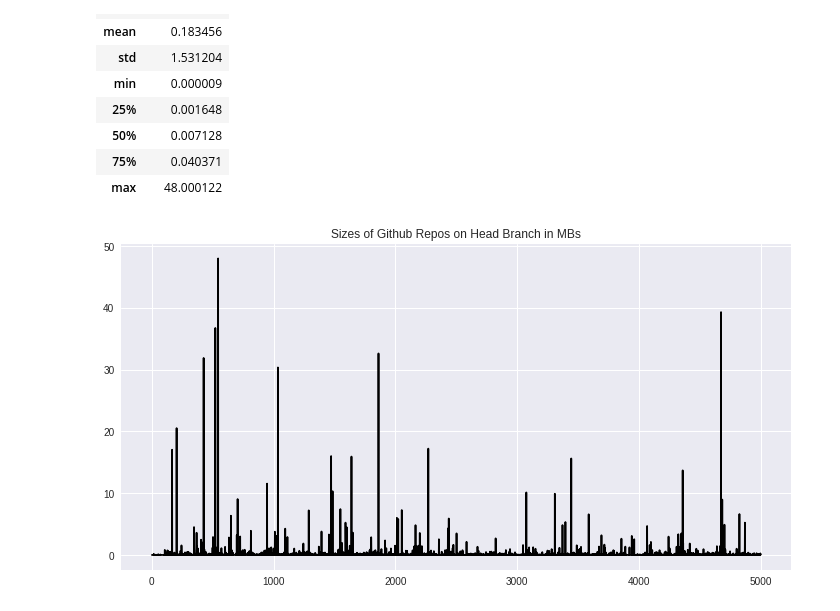
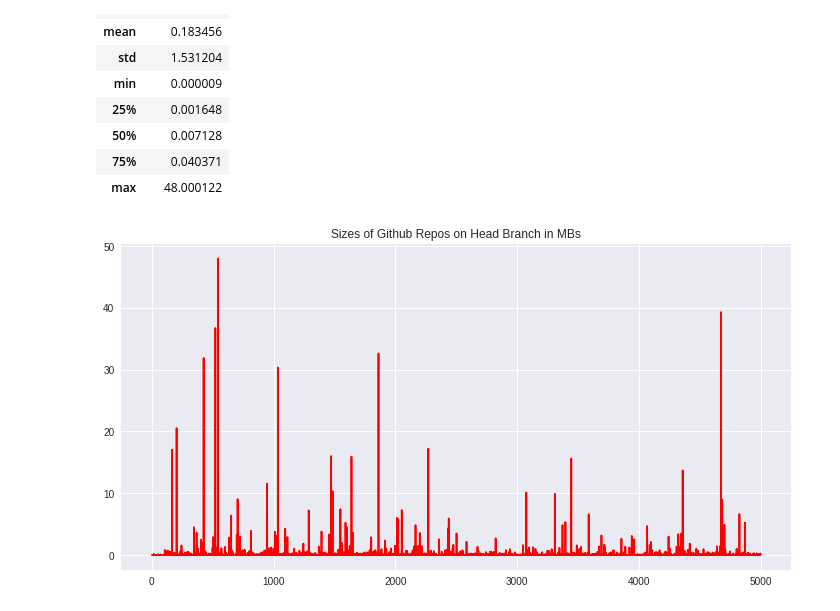
Before and after one commit to rajat05jain/Python, a Jupyter notebook: Analyzing 3 Million Github Repos using BigQuery .ipynb, the cells around one changed output. Drawn from its saved outputs; the diff is of its cells as text; code cells hidden in the pictures.

```diff
--- a/Analyzing 3 Million Github Repos using BigQuery .ipynb
+++ b/Analyzing 3 Million Github Repos using BigQuery .ipynb
@@ -45,7 +46,7 @@ BYTES_PER_MB = 2**20
 # %%
 plt.figure(figsize=(12,6))
-plt.plot(df.divide(BYTES_PER_MB),color="black")
+plt.plot(df.divide(BYTES_PER_MB),color="red")
 plt.savefig('github-sizes-on-head-branch.png')
 plt.title("Sizes of Github Repos on Head Branch in MBs");
 # %% [output]
-[figure, old version]
+[figure, new version]
```
Also changed, not shown: parts of 8 cells of this notebook.
